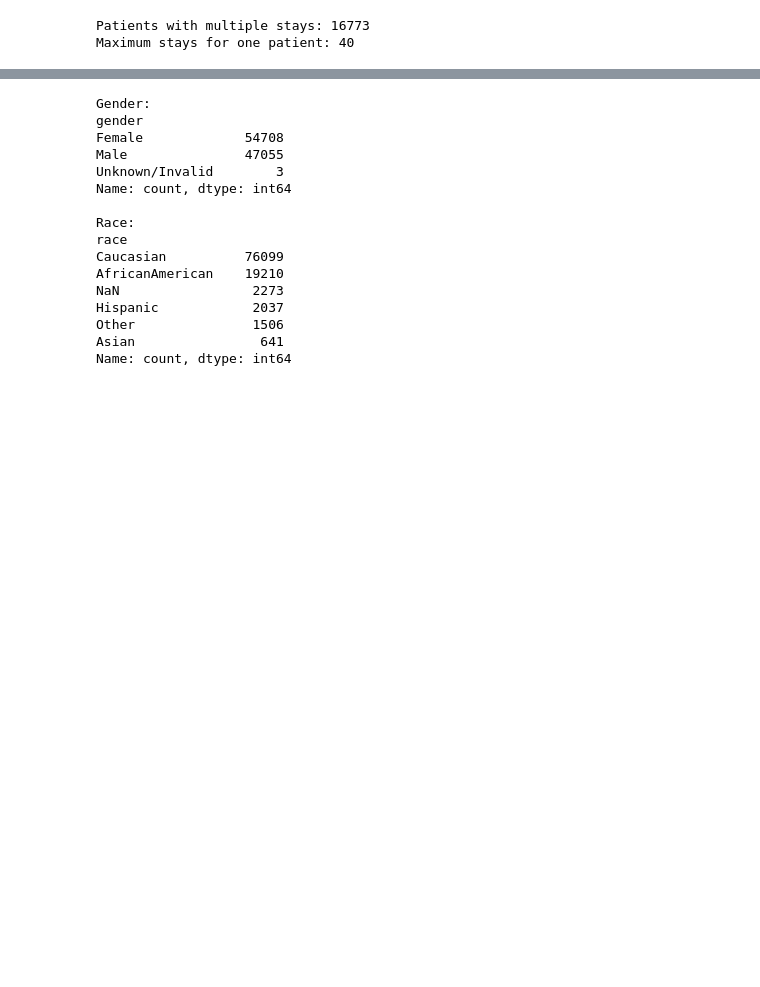
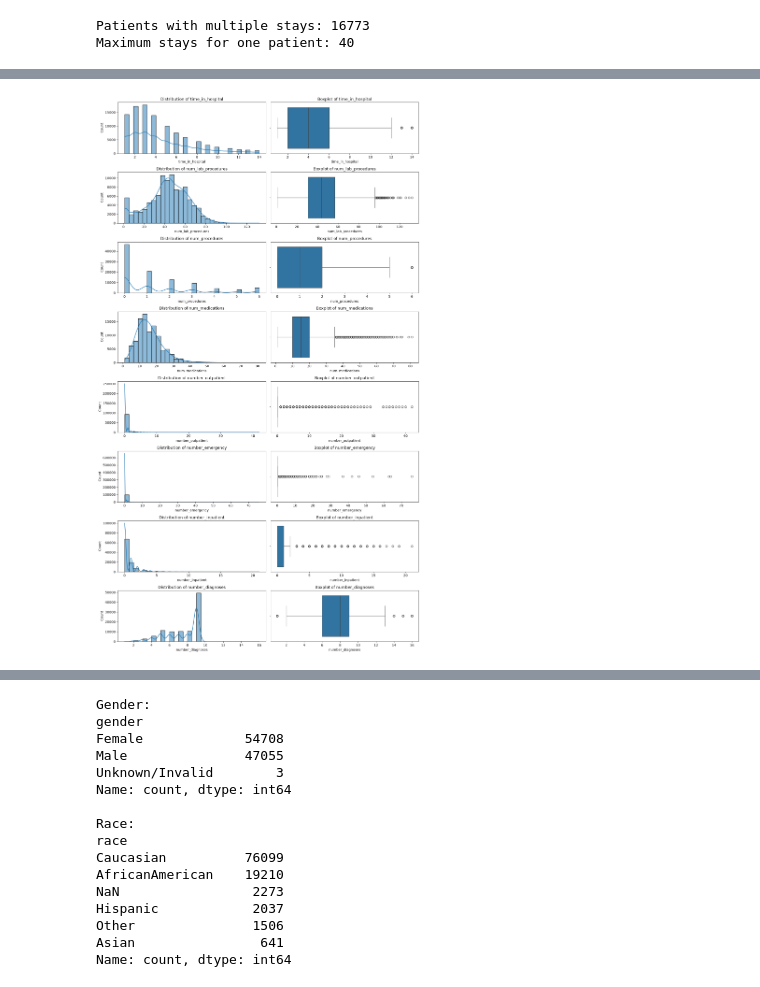
Before and after one commit to AhmadAssi1/healthequity-agent, a Jupyter notebook: notebooks/exploration.ipynb, the cells around one changed output, grey strips where cells are left out. Saved outputs shown, nothing was run; the diff lists cells and outputs as text; code cells hidden in the pictures; blank space fills up the shorter version.

```diff
--- a/notebooks/exploration.ipynb
+++ b/notebooks/exploration.ipynb
@@ -147,0 +288,27 @@ Maximum stays for one patient: 40
+# %%
+fig, axes = plt.subplots(
+    len(numeric_cols), 2,
+    figsize=(14, 3 * len(numeric_cols)),
+)
+
+for i, column in enumerate(numeric_cols):
+    sns.histplot(
+        data=df_work,
+        x=column,
+        bins=30,
+        kde=True,
+        ax=axes[i, 0],kde_kws={"bw_adjust": 1.5},
+    )
+    axes[i, 0].set_title(f"Distribution of {column}")
+
+    sns.boxplot(
+        data=df_work,
+        x=column,
+        ax=axes[i, 1],
+    )
+    axes[i, 1].set_title(f"Boxplot of {column}")
+
+plt.tight_layout()
+plt.show()
+# %% [output]
+[figure, added]
```
Also changed, not shown: parts of 72 cells of this notebook, 5 other files.
